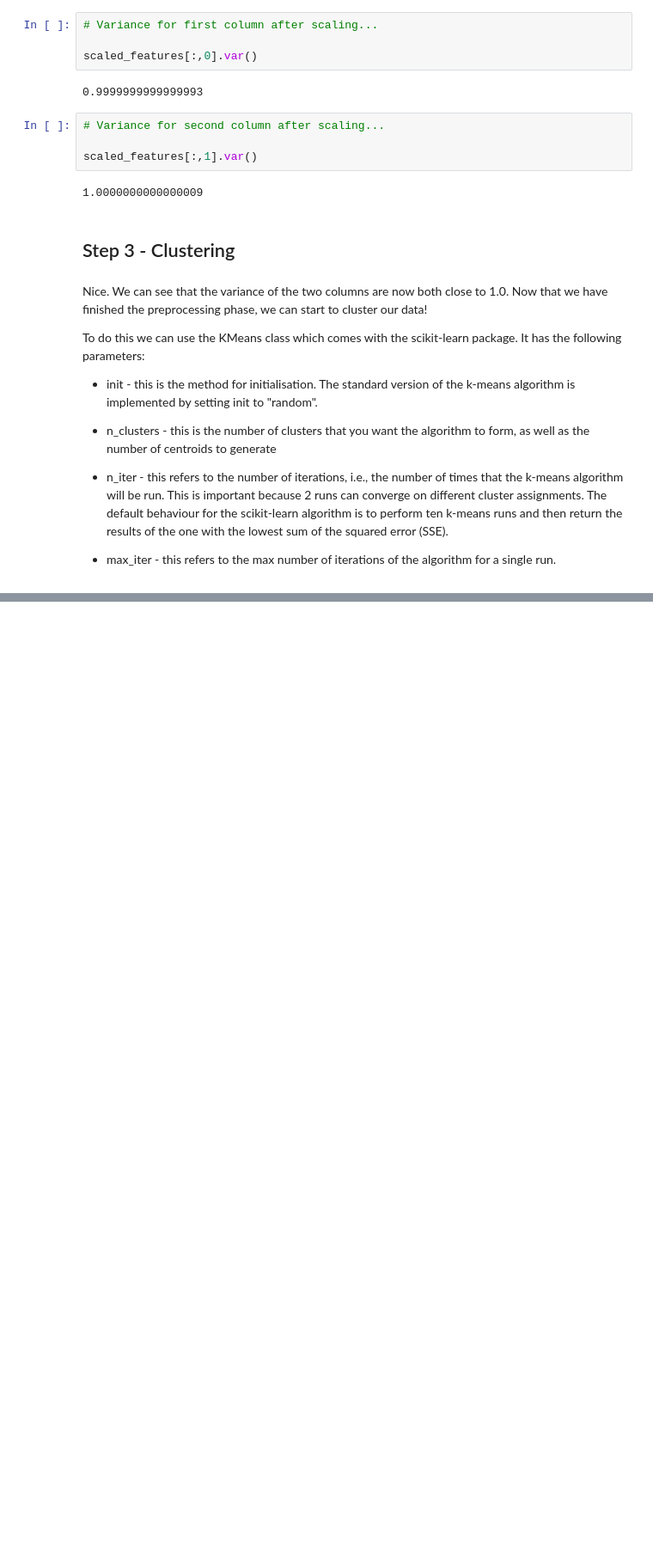
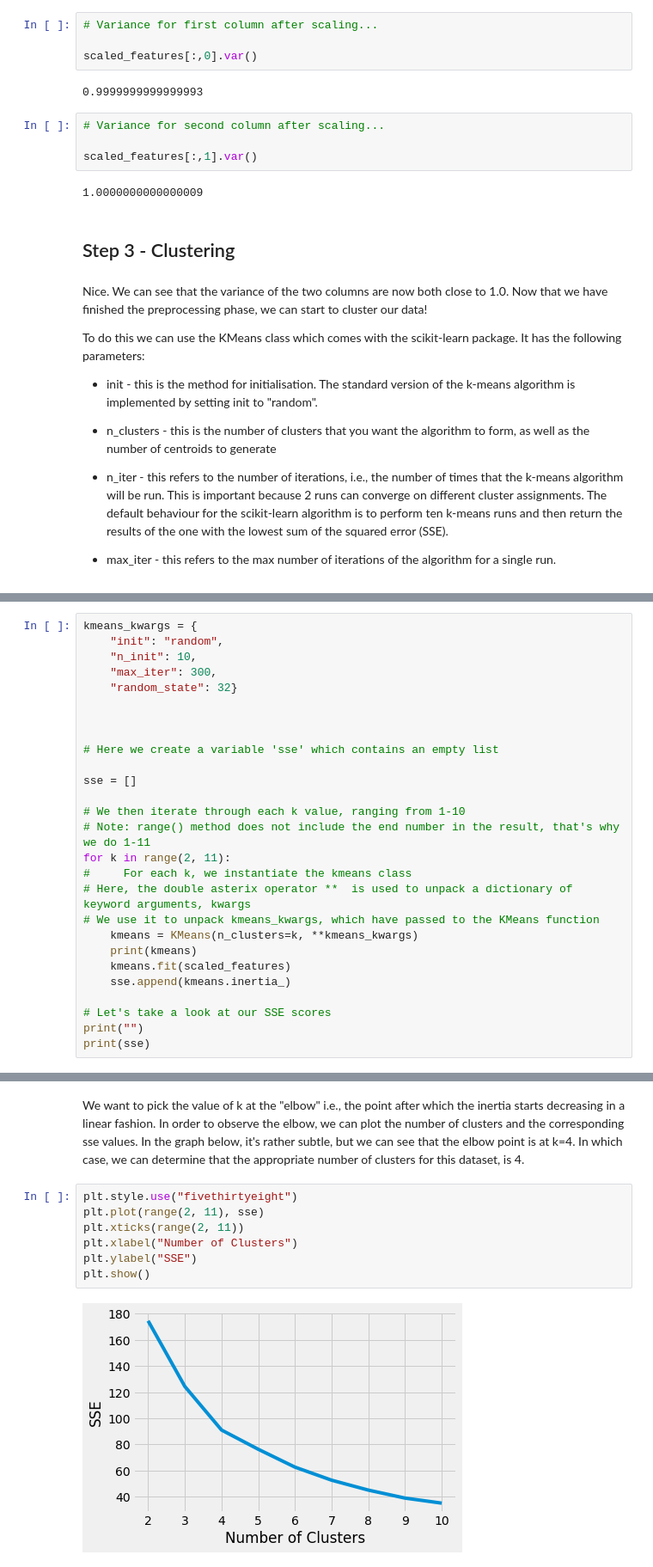
Before and after one commit to UKDataServiceOpen/ML_Workshop, a Jupyter notebook: K-Means.ipynb, the cells around one changed output, grey strips where cells are left out. Shown: that part at 86% size. Cells and saved outputs as stored; diff of their text form; blank space fills up the shorter version.

```diff
--- a/K-Means.ipynb
+++ b/K-Means.ipynb
@@ -150,0 +217,27 @@ import pandas as pd
+# %%
+kmeans_kwargs = {
+    "init": "random",
+    "n_init": 10,
+    "max_iter": 300,
+    "random_state": 32}
+
+
+
+# Here we create a variable 'sse' which contains an empty list
+
+sse = []
+
+# We then iterate through each k value, ranging from 1-10
+# Note: range() method does not include the end number in the result, that's why we do 1-11
+for k in range(2, 11):
+#     For each k, we instantiate the kmeans class
+# Here, the double asterix operator **  is used to unpack a dictionary of keyword arguments, kwargs
+# We use it to unpack kmeans_kwargs, which have passed to the KMeans function
+    kmeans = KMeans(n_clusters=k, **kmeans_kwargs)
+    print(kmeans)
+    kmeans.fit(scaled_features)
+    sse.append(kmeans.inertia_)
+
+# Let's take a look at our SSE scores
+print("")
+print(sse)
@@ -150,0 +256,11 @@ import pandas as pd
+# %% [markdown]
+We want to pick the value of k at the "elbow" i.e., the point after which the inertia starts decreasing in a linear fashion. In order to observe the elbow, we can plot the number of clusters and the corresponding sse values. In the graph below, it's rather subtle, but we can see that the elbow point is at k=4. In which case, we can determine that the appropriate number of clusters for this dataset, is 4.
+# %%
+plt.style.use("fivethirtyeight")
+plt.plot(range(2, 11), sse)
+plt.xticks(range(2, 11))
+plt.xlabel("Number of Clusters")
+plt.ylabel("SSE")
+plt.show()
+# %% [output]
+[figure, added]
```
Also changed, not shown: parts of 64 cells of this notebook, 3 other files.
